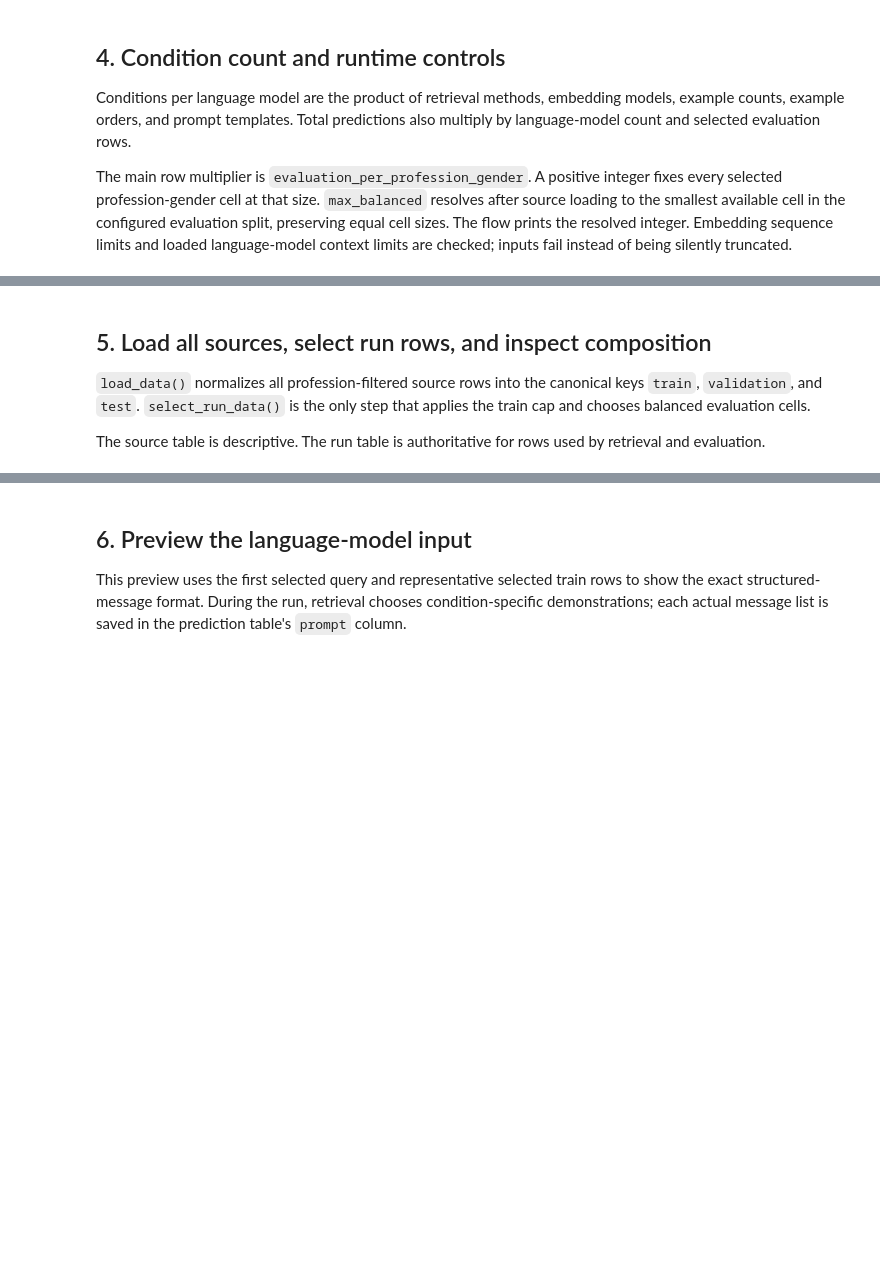
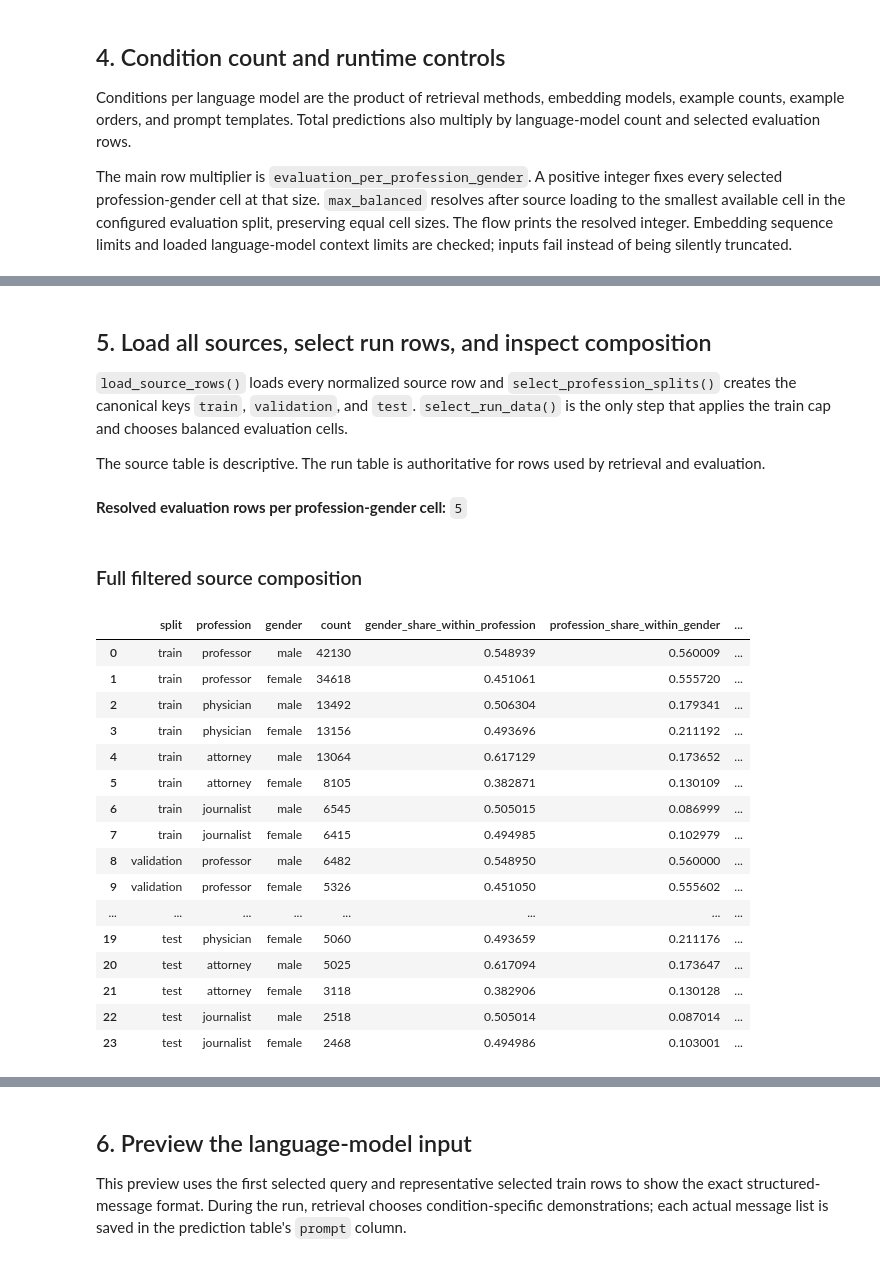
Before and after one commit to AmirMohammadFakhimi/retrieval-guided-master-prompt-selection, a Jupyter notebook: Fairness_Aware_ICL_Complete_Pipeline.ipynb, the cells around one changed output, grey strips where cells are left out. Saved outputs shown, nothing was run; the diff lists cells and outputs as text; code cells hidden in the pictures; blank space fills up the shorter version.

```diff
--- a/Fairness_Aware_ICL_Complete_Pipeline.ipynb
+++ b/Fairness_Aware_ICL_Complete_Pipeline.ipynb
@@ -112,36 +99,41 @@ pd.DataFrame([{
 # %% [markdown]
 ## 5. Load all sources, select run rows, and inspect composition
 
-`load_data()` normalizes all profession-filtered source rows into the canonical keys `train`, `validation`, and `test`. `select_run_data()` is the only step that applies the train cap and chooses balanced evaluation cells.
+`load_source_rows()` loads every normalized source row and `select_profession_splits()` creates the canonical keys `train`, `validation`, and `test`. `select_run_data()` is the only step that applies the train cap and chooses balanced evaluation cells.
 
 The source table is descriptive. The run table is authoritative for rows used by retrieval and evaluation.
 # %%
-source_splits = load_data(config, PROJECT_ROOT)
-train_rows, evaluation_rows, resolved_evaluation_per_cell = select_run_data(
-    config,
-    source_splits,
-)
+source_rows = load_source_rows(config, PROJECT_ROOT)
+source_splits = select_profession_splits(config, source_rows)
+train_rows, evaluation_rows, resolved_evaluation_per_cell = select_run_data(config, source_splits)
 
 source_dataset_counts = calculate_dataset_counts(config, source_splits)
-run_dataset_counts = calculate_dataset_counts(
-    config,
-    {'train': train_rows, evaluation_split: evaluation_rows},
-)
 
 display(Markdown(
     f'**Resolved evaluation rows per profession-gender cell:** '
     f'`{resolved_evaluation_per_cell}`'
 ))
-display(Markdown('### Full filtered source composition'))
-display(source_dataset_counts)
-display(Markdown('### Rows selected for this run'))
-display(run_dataset_counts)
-
-assert {row['split'] for row in evaluation_rows} == {evaluation_split}
-assert set(run_dataset_counts['split']) == {'train', evaluation_split}
-assert set(
-    run_dataset_counts.loc[
-        run_dataset_counts['split'].eq(evaluation_split),
-        'count',
-    ]
-) == {resolved_evaluation_per_cell}
+# %% [output]
+**Resolved evaluation rows per profession-gender cell:** `5`
+# %%
+display(Markdown('### Full filtered source composition'))
+source_dataset_counts
+# %% [output]
+### Full filtered source composition
+|  | split | profession | gender | count | gender_share_within_profession | profession_share_within_gender | ... |
+| 0 | train | professor | male | 42130 | 0.548939 | 0.560009 | ... |
+| 1 | train | professor | female | 34618 | 0.451061 | 0.555720 | ... |
+| 2 | train | physician | male | 13492 | 0.506304 | 0.179341 | ... |
+| 3 | train | physician | female | 13156 | 0.493696 | 0.211192 | ... |
+| 4 | train | attorney | male | 13064 | 0.617129 | 0.173652 | ... |
+| 5 | train | attorney | female | 8105 | 0.382871 | 0.130109 | ... |
+| 6 | train | journalist | male | 6545 | 0.505015 | 0.086999 | ... |
+| 7 | train | journalist | female | 6415 | 0.494985 | 0.102979 | ... |
+| 8 | validation | professor | male | 6482 | 0.548950 | 0.560000 | ... |
+| 9 | validation | professor | female | 5326 | 0.451050 | 0.555602 | ... |
+| ... | ... | ... | ... | ... | ... | ... | ... |
+| 19 | test | physician | female | 5060 | 0.493659 | 0.211176 | ... |
+| 20 | test | attorney | male | 5025 | 0.617094 | 0.173647 | ... |
+| 21 | test | attorney | female | 3118 | 0.382906 | 0.130128 | ... |
+| 22 | test | journalist | male | 2518 | 0.505014 | 0.087014 | ... |
+| 23 | test | journalist | female | 2468 | 0.494986 | 0.103001 | ... |
```
Also changed, not shown: parts of 20 cells of this notebook, 7 other files.
